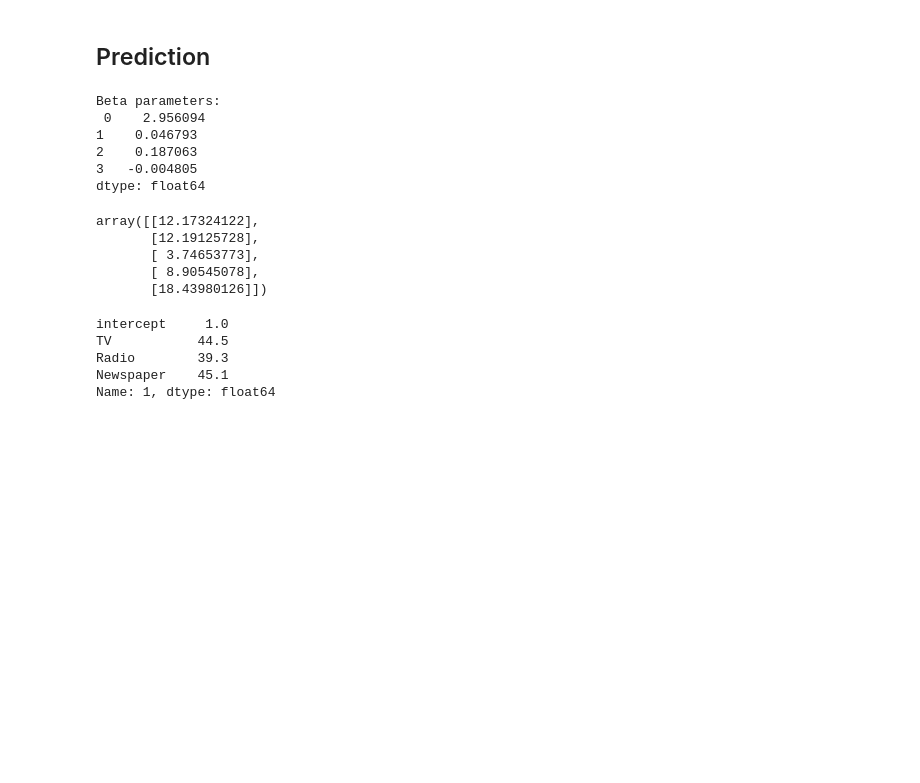
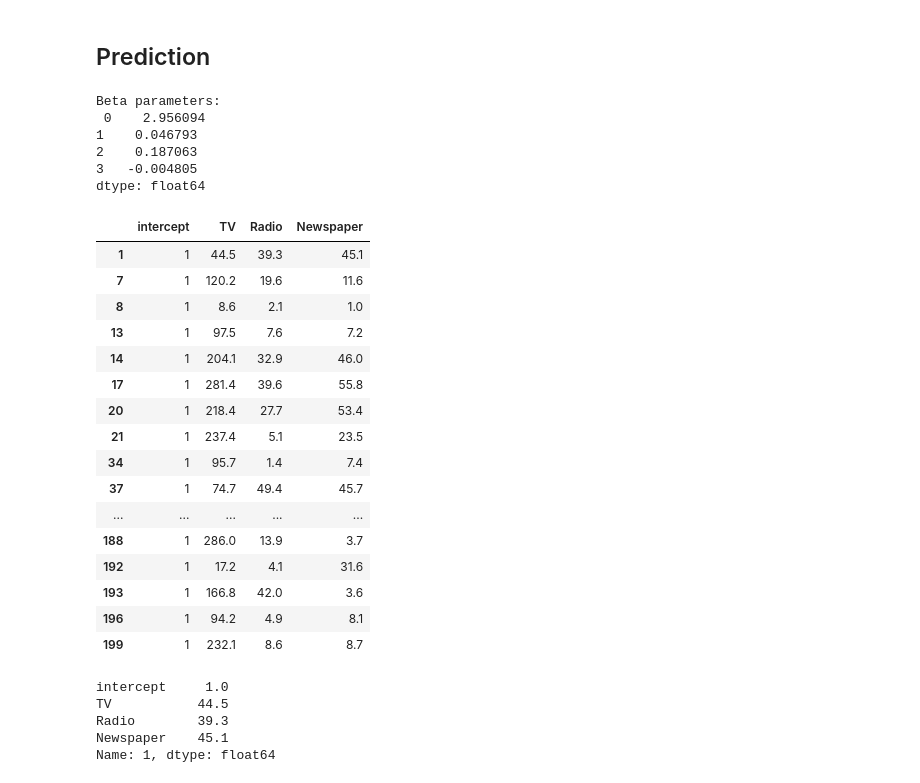
Before and after one commit to Canesp/Machine-learning-Philip-de-Canesie, a Jupyter notebook: Code-along/Lec-01.ipynb, the cells around one changed output. Cells and saved outputs as stored; diff of their text form; code cells hidden in the pictures; blank space fills up the shorter version.

```diff
--- a/Code-along/Lec-01.ipynb
+++ b/Code-along/Lec-01.ipynb
@@ -203,26 +203,38 @@ X_trian.shape, y_trian.shape, X_test.shape, y_test.shape
 # %%
 beta_hat = regression_fit(X_trian, y_trian)
 print(f"Beta parameters:\n {beta_hat}")
 
 predict = lambda X, weights: X @ weights
 
 beta_hat = np.reshape(beta_hat.to_numpy(), (4,1))
 
 y_hat = predict(X_test, beta_hat).to_numpy()
 
-y_hat[:5]
+X_test
 # %% [output]
 Beta parameters:
  0    2.956094
 1    0.046793
 2    0.187063
 3   -0.004805
 dtype: float64
-array([[12.17324122],
-       [12.19125728],
-       [ 3.74653773],
-       [ 8.90545078],
-       [18.43980126]])
+|  | intercept | TV | Radio | Newspaper |
+| 1 | 1 | 44.5 | 39.3 | 45.1 |
+| 7 | 1 | 120.2 | 19.6 | 11.6 |
+| 8 | 1 | 8.6 | 2.1 | 1.0 |
+| 13 | 1 | 97.5 | 7.6 | 7.2 |
+| 14 | 1 | 204.1 | 32.9 | 46.0 |
+| 17 | 1 | 281.4 | 39.6 | 55.8 |
+| 20 | 1 | 218.4 | 27.7 | 53.4 |
+| 21 | 1 | 237.4 | 5.1 | 23.5 |
+| 34 | 1 | 95.7 | 1.4 | 7.4 |
+| 37 | 1 | 74.7 | 49.4 | 45.7 |
+| ... | ... | ... | ... | ... |
+| 188 | 1 | 286.0 | 13.9 | 3.7 |
+| 192 | 1 | 17.2 | 4.1 | 31.6 |
+| 193 | 1 | 166.8 | 42.0 | 3.6 |
+| 196 | 1 | 94.2 | 4.9 | 8.1 |
+| 199 | 1 | 232.1 | 8.6 | 8.7 |
 # %%
 X_test.iloc[0]
 # %% [output]
```
Also changed, not shown: 1 other file.
